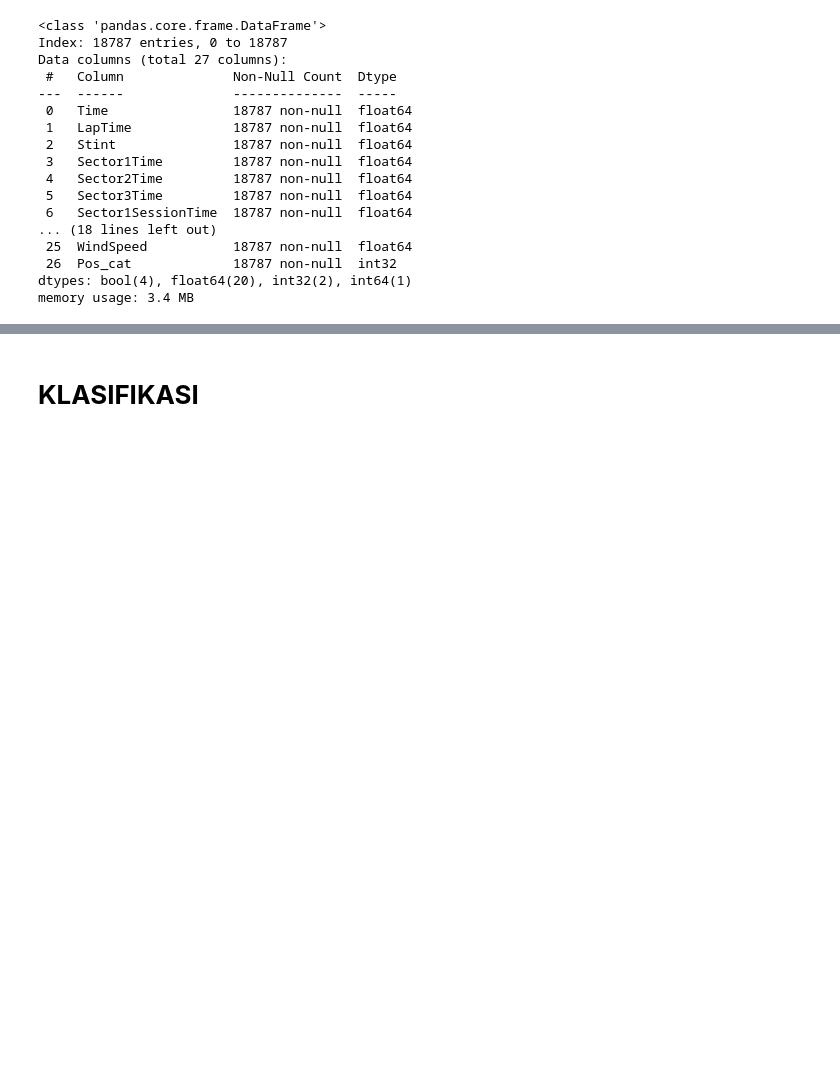
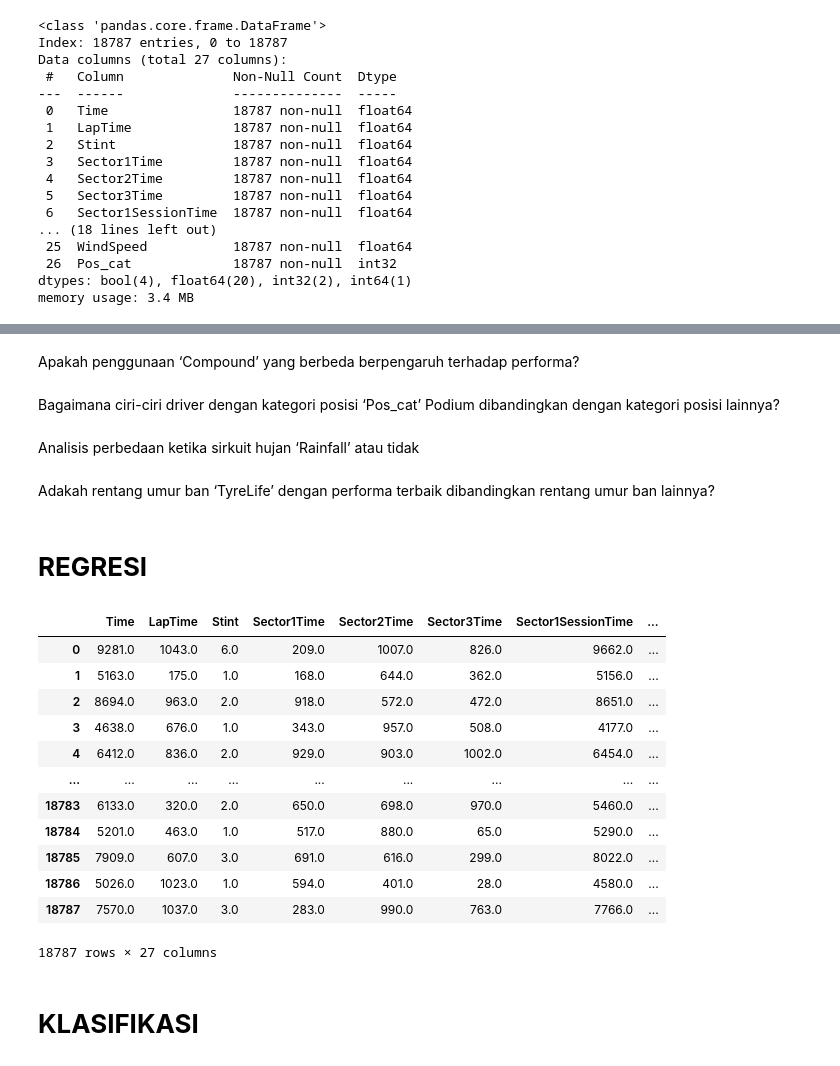
Before and after one commit to F1-biasa-aja/F1-kasdd, a Jupyter notebook: F1 Biasa Aja.ipynb, the cells around one changed output, grey strips where cells are left out. Drawn from its saved outputs; the diff is of its cells as text; code cells hidden in the pictures; blank space fills up the shorter version.

```diff
--- a/F1 Biasa Aja.ipynb
+++ b/F1 Biasa Aja.ipynb
@@ -365,0 +361,26 @@ memory usage: 3.4 MB
+# %% [markdown]
+Apakah penggunaan ‘Compound’ yang berbeda berpengaruh terhadap performa?
+# %% [markdown]
+Bagaimana ciri-ciri driver dengan kategori posisi ‘Pos_cat’ Podium dibandingkan dengan kategori posisi lainnya?
+# %% [markdown]
+Analisis perbedaan ketika sirkuit hujan ‘Rainfall’ atau tidak
+# %% [markdown]
+Adakah rentang umur ban ‘TyreLife’ dengan performa terbaik dibandingkan rentang umur ban lainnya?
+# %% [markdown]
+# **REGRESI**
+# %%
+f1_data
+# %% [output]
+|  | Time | LapTime | Stint | Sector1Time | Sector2Time | Sector3Time | Sector1SessionTime | ... |
+| 0 | 9281.0 | 1043.0 | 6.0 | 209.0 | 1007.0 | 826.0 | 9662.0 | ... |
+| 1 | 5163.0 | 175.0 | 1.0 | 168.0 | 644.0 | 362.0 | 5156.0 | ... |
+| 2 | 8694.0 | 963.0 | 2.0 | 918.0 | 572.0 | 472.0 | 8651.0 | ... |
+| 3 | 4638.0 | 676.0 | 1.0 | 343.0 | 957.0 | 508.0 | 4177.0 | ... |
+| 4 | 6412.0 | 836.0 | 2.0 | 929.0 | 903.0 | 1002.0 | 6454.0 | ... |
+| ... | ... | ... | ... | ... | ... | ... | ... | ... |
+| 18783 | 6133.0 | 320.0 | 2.0 | 650.0 | 698.0 | 970.0 | 5460.0 | ... |
+| 18784 | 5201.0 | 463.0 | 1.0 | 517.0 | 880.0 | 65.0 | 5290.0 | ... |
+| 18785 | 7909.0 | 607.0 | 3.0 | 691.0 | 616.0 | 299.0 | 8022.0 | ... |
+| 18786 | 5026.0 | 1023.0 | 1.0 | 594.0 | 401.0 | 28.0 | 4580.0 | ... |
+| 18787 | 7570.0 | 1037.0 | 3.0 | 283.0 | 990.0 | 763.0 | 7766.0 | ... |
+18787 rows × 27 columns
```
Also changed, not shown: parts of 3 cells of this notebook.
